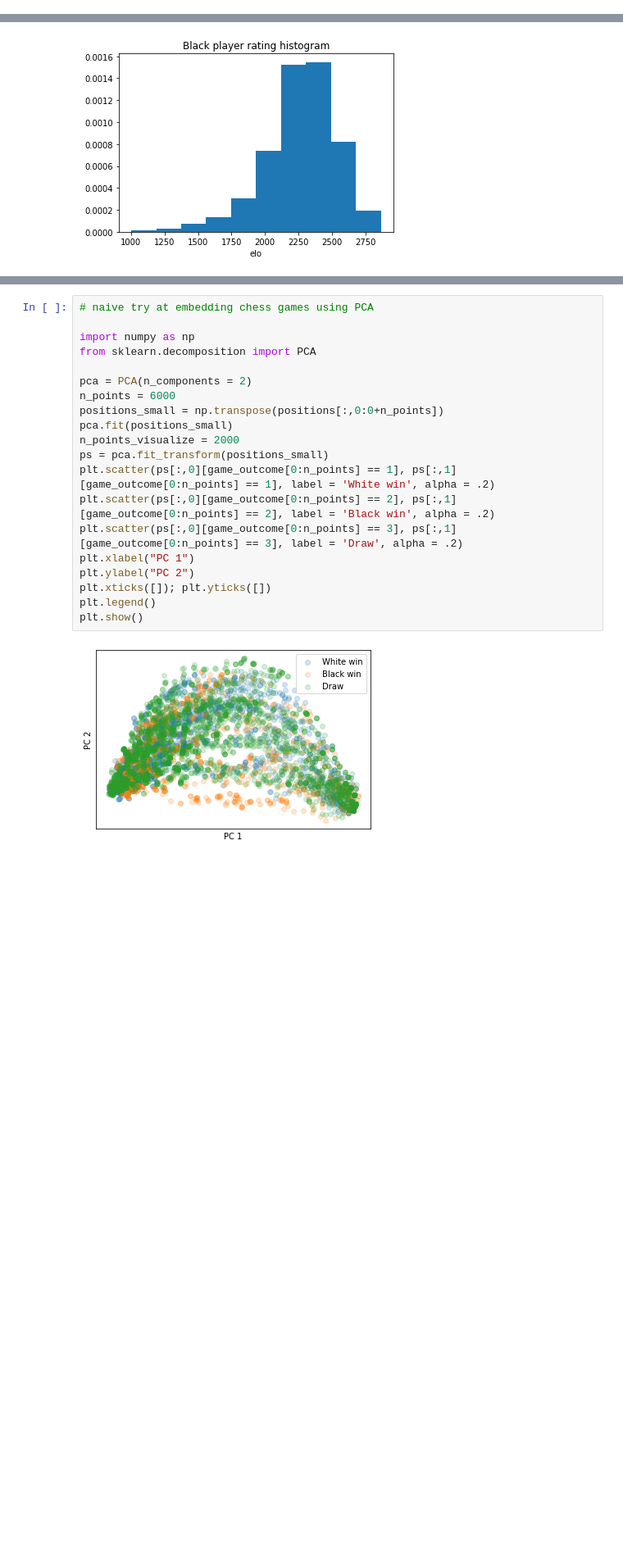
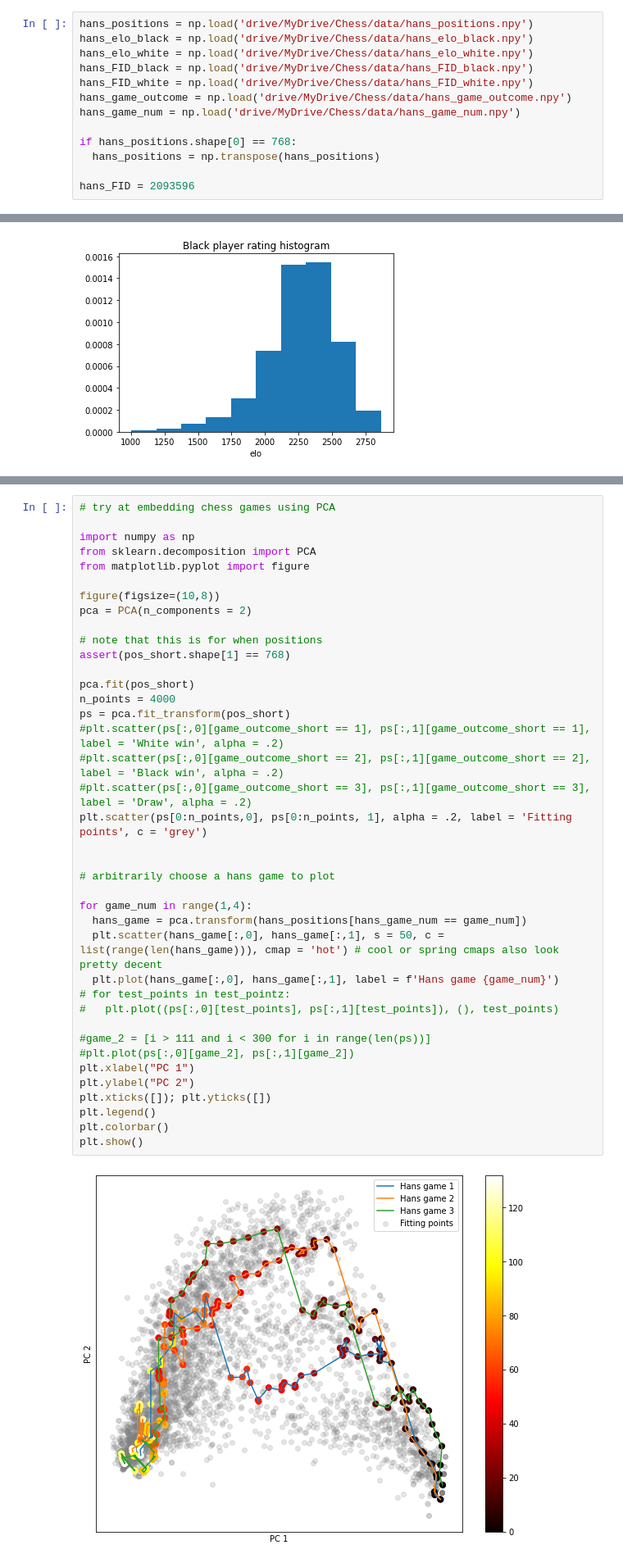
Before and after one commit to HungryAmoeba/chess_analysis, a Jupyter notebook: chess_analysis.ipynb, the cells around one changed output, grey strips where cells are left out. Shown: that part at 82% size. Cells and saved outputs as stored; diff of their text form; blank space fills up the shorter version.

```diff
--- a/chess_analysis.ipynb
+++ b/chess_analysis.ipynb
@@ -207,0 +278,13 @@ FID_black.shape
+# %%
+hans_positions = np.load('drive/MyDrive/Chess/data/hans_positions.npy')
+hans_elo_black = np.load('drive/MyDrive/Chess/data/hans_elo_black.npy')
+hans_elo_white = np.load('drive/MyDrive/Chess/data/hans_elo_white.npy')
+hans_FID_black = np.load('drive/MyDrive/Chess/data/hans_FID_black.npy')
+hans_FID_white = np.load('drive/MyDrive/Chess/data/hans_FID_white.npy')
+hans_game_outcome = np.load('drive/MyDrive/Chess/data/hans_game_outcome.npy')
+hans_game_num = np.load('drive/MyDrive/Chess/data/hans_game_num.npy')
+
+if hans_positions.shape[0] == 768:
+  hans_positions = np.transpose(hans_positions)
+
+hans_FID = 2093596
@@ -246,22 +339,41 @@ Successfully installed sklearn-0.0.post1
 # %%
-# naive try at embedding chess games using PCA
+# try at embedding chess games using PCA
 
 import numpy as np
 from sklearn.decomposition import PCA
+from matplotlib.pyplot import figure
 
+figure(figsize=(10,8))
 pca = PCA(n_components = 2)
-n_points = 6000
-positions_small = np.transpose(positions[:,0:0+n_points])
-pca.fit(positions_small)
-n_points_visualize = 2000
-ps = pca.fit_transform(positions_small)
-plt.scatter(ps[:,0][game_outcome[0:n_points] == 1], ps[:,1][game_outcome[0:n_points] == 1], label = 'White win', alpha = .2)
-plt.scatter(ps[:,0][game_outcome[0:n_points] == 2], ps[:,1][game_outcome[0:n_points] == 2], label = 'Black win', alpha = .2)
-plt.scatter(ps[:,0][game_outcome[0:n_points] == 3], ps[:,1][game_outcome[0:n_points] == 3], label = 'Draw', alpha = .2)
+
+# note that this is for when positions
+assert(pos_short.shape[1] == 768)
+
+pca.fit(pos_short)
+n_points = 4000
+ps = pca.fit_transform(pos_short)
+#plt.scatter(ps[:,0][game_outcome_short == 1], ps[:,1][game_outcome_short == 1], label = 'White win', alpha = .2)
+#plt.scatter(ps[:,0][game_outcome_short == 2], ps[:,1][game_outcome_short == 2], label = 'Black win', alpha = .2)
+#plt.scatter(ps[:,0][game_outcome_short == 3], ps[:,1][game_outcome_short == 3], label = 'Draw', alpha = .2)
+plt.scatter(ps[0:n_points,0], ps[0:n_points, 1], alpha = .2, label = 'Fitting points', c = 'grey')
+
+
+# arbitrarily choose a hans game to plot
+
+for game_num in range(1,4):
+  hans_game = pca.transform(hans_positions[hans_game_num == game_num])
+  plt.scatter(hans_game[:,0], hans_game[:,1], s = 50, c = list(range(len(hans_game))), cmap = 'hot') # cool or spring cmaps also look pretty decent
+  plt.plot(hans_game[:,0], hans_game[:,1], label = f'Hans game {game_num}')
+# for test_points in test_pointz:
+#   plt.plot((ps[:,0][test_points], ps[:,1][test_points]), (), test_points)
+
+#game_2 = [i > 111 and i < 300 for i in range(len(ps))]
+#plt.plot(ps[:,0][game_2], ps[:,1][game_2])
 plt.xlabel("PC 1")
 plt.ylabel("PC 2")
 plt.xticks([]); plt.yticks([])
 plt.legend()
+plt.colorbar()
 plt.show()
 # %% [output]
-[figure, old version]
+[figure, new version]
```
Also changed, not shown: parts of 61 cells of this notebook.
